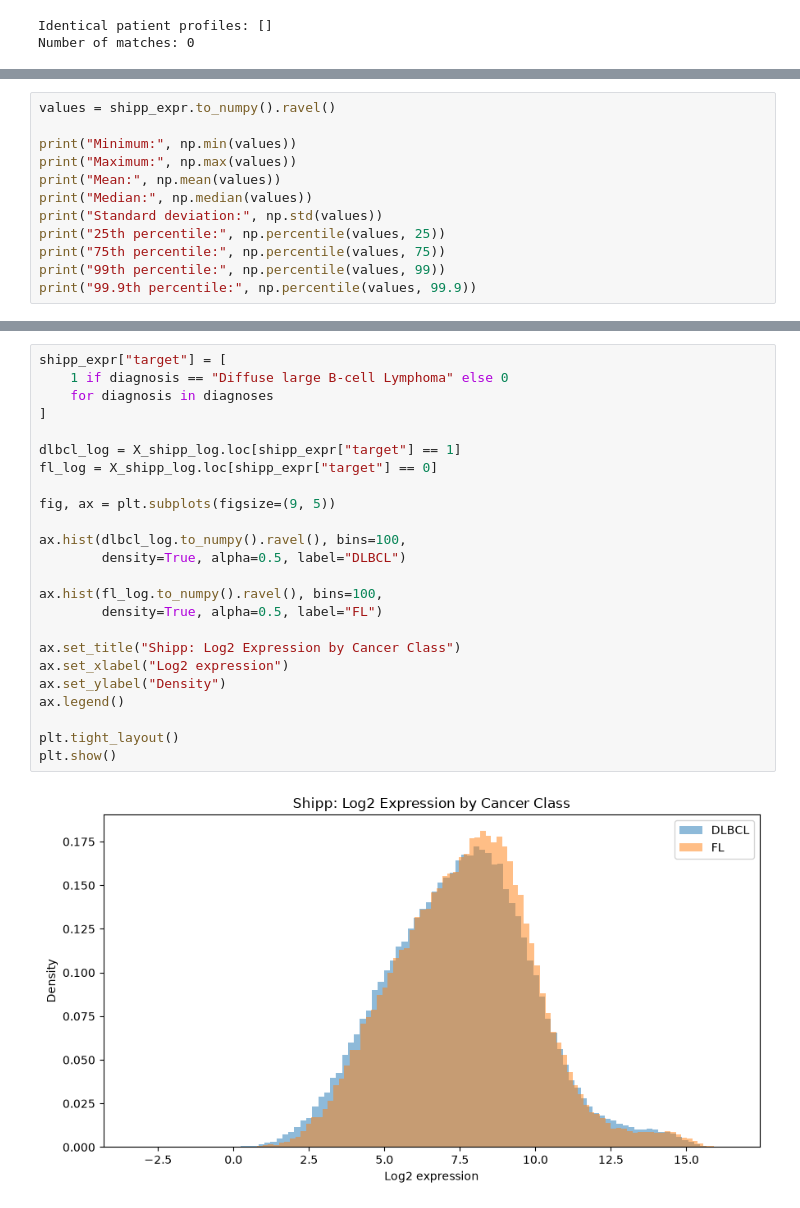
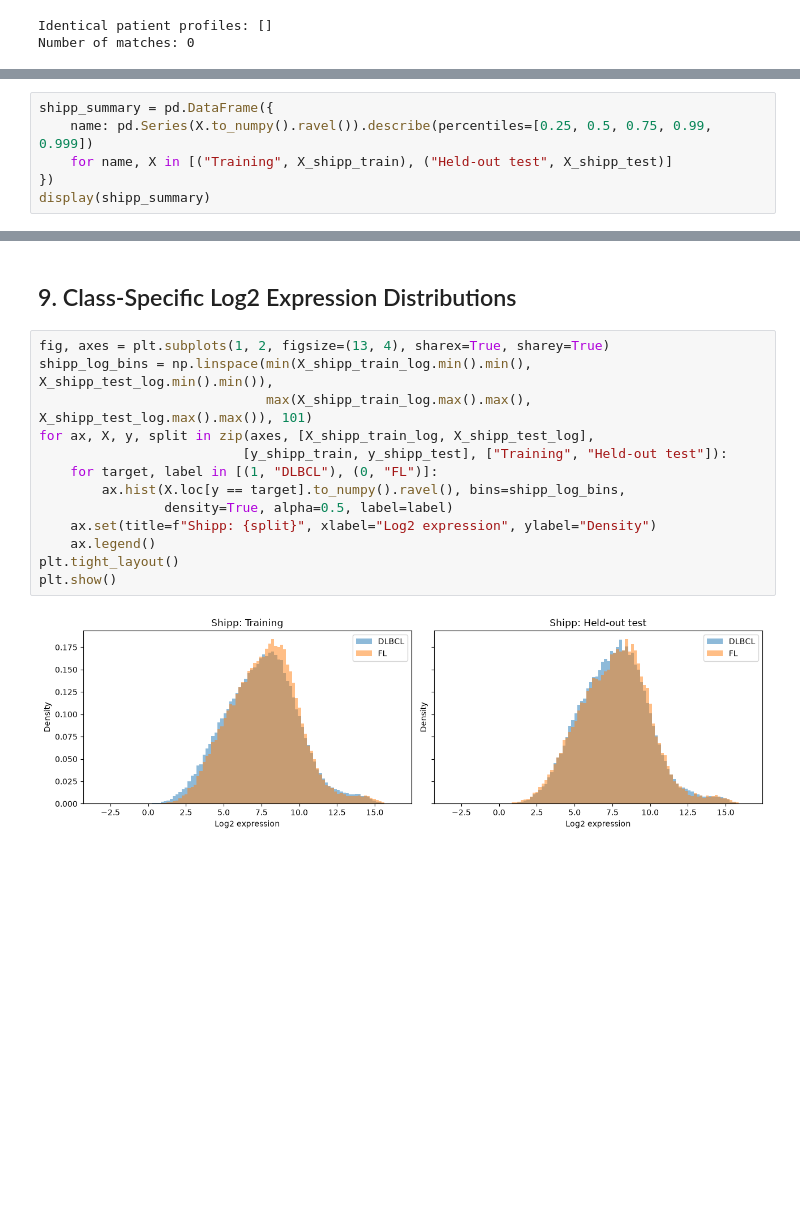
Before and after one commit to zehrarid/cancer-classification-gene-expression, a Jupyter notebook: code/dataPrep.ipynb, the cells around one changed output, grey strips where cells are left out. Cells and saved outputs as stored; diff of their text form; blank space fills up the shorter version.

```diff
--- a/code/dataPrep.ipynb
+++ b/code/dataPrep.ipynb
@@ -849,13 +952,7 @@ descriptive statistics
 # %%
-values = shipp_expr.to_numpy().ravel()
-
-print("Minimum:", np.min(values))
-print("Maximum:", np.max(values))
-print("Mean:", np.mean(values))
-print("Median:", np.median(values))
-print("Standard deviation:", np.std(values))
-print("25th percentile:", np.percentile(values, 25))
-print("75th percentile:", np.percentile(values, 75))
-print("99th percentile:", np.percentile(values, 99))
-print("99.9th percentile:", np.percentile(values, 99.9))
+shipp_summary = pd.DataFrame({
+    name: pd.Series(X.to_numpy().ravel()).describe(percentiles=[0.25, 0.5, 0.75, 0.99, 0.999])
+    for name, X in [("Training", X_shipp_train), ("Held-out test", X_shipp_test)]
+})
+display(shipp_summary)
 # %% [output]
@@ -908,27 +991,18 @@ plt.show()
+# %% [markdown]
+## 9. Class-Specific Log2 Expression Distributions
 # %%
-shipp_expr["target"] = [
-    1 if diagnosis == "Diffuse large B-cell Lymphoma" else 0
-    for diagnosis in diagnoses
-]
-
-dlbcl_log = X_shipp_log.loc[shipp_expr["target"] == 1]
-fl_log = X_shipp_log.loc[shipp_expr["target"] == 0]
-
-fig, ax = plt.subplots(figsize=(9, 5))
-
-ax.hist(dlbcl_log.to_numpy().ravel(), bins=100,
-        density=True, alpha=0.5, label="DLBCL")
-
-ax.hist(fl_log.to_numpy().ravel(), bins=100,
-        density=True, alpha=0.5, label="FL")
-
-ax.set_title("Shipp: Log2 Expression by Cancer Class")
-ax.set_xlabel("Log2 expression")
-ax.set_ylabel("Density")
-ax.legend()
-
+fig, axes = plt.subplots(1, 2, figsize=(13, 4), sharex=True, sharey=True)
+shipp_log_bins = np.linspace(min(X_shipp_train_log.min().min(), X_shipp_test_log.min().min()),
+                             max(X_shipp_train_log.max().max(), X_shipp_test_log.max().max()), 101)
+for ax, X, y, split in zip(axes, [X_shipp_train_log, X_shipp_test_log],
+                          [y_shipp_train, y_shipp_test], ["Training", "Held-out test"]):
+    for target, label in [(1, "DLBCL"), (0, "FL")]:
+        ax.hist(X.loc[y == target].to_numpy().ravel(), bins=shipp_log_bins,
+                density=True, alpha=0.5, label=label)
+    ax.set(title=f"Shipp: {split}", xlabel="Log2 expression", ylabel="Density")
+    ax.legend()
 plt.tight_layout()
 plt.show()
 # %% [output]
-[figure, old version]
+[figure, new version]
 # %% [markdown]
```
Also changed, not shown: parts of 61 cells of this notebook.
